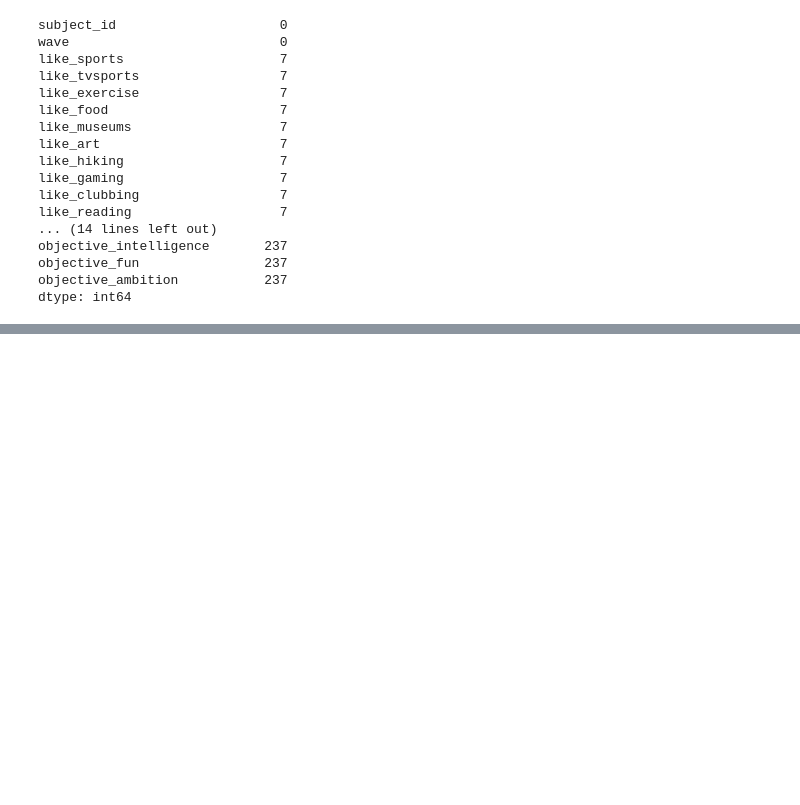
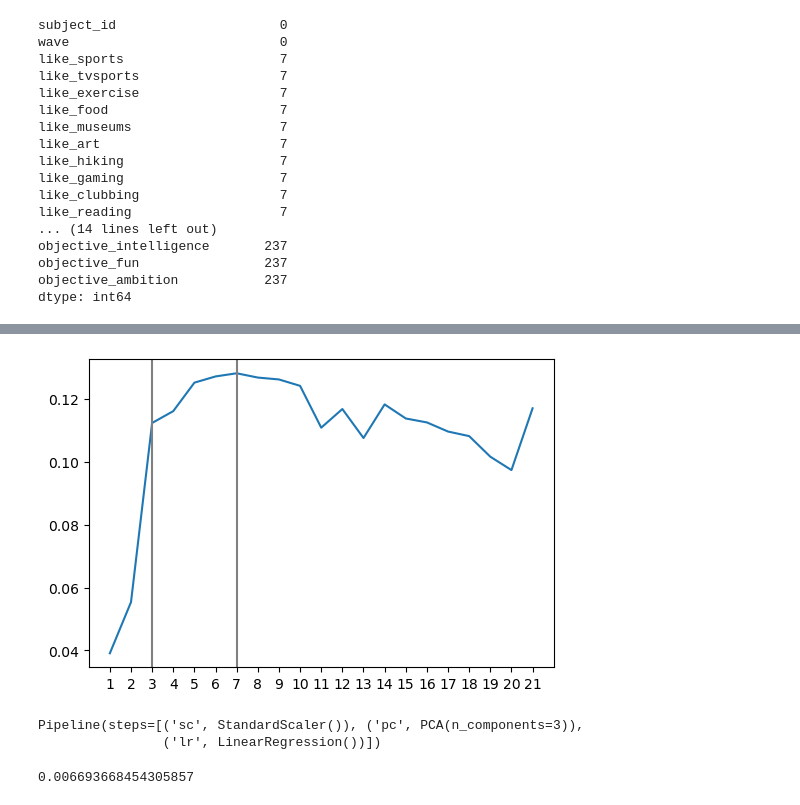
Before and after one commit to ga-curriculum/lab-principal-component-analysis, a Jupyter notebook: solution-code/pca-intro-lab-solutions.ipynb, the cells around one changed output, grey strips where cells are left out. Saved outputs shown, nothing was run; the diff lists cells and outputs as text; code cells hidden in the pictures; blank space fills up the shorter version.

```diff
--- a/solution-code/pca-intro-lab-solutions.ipynb
+++ b/solution-code/pca-intro-lab-solutions.ipynb
@@ -571,0 +306,49 @@ print(np.mean(pca_scores))
+# %%
+X = sd.drop(columns=['subject_id', 'wave', 'like_reading'])
+y = sd['like_reading']
+
+X_train, X_test, y_train, y_test = train_test_split(X, y, random_state=2023)
+# %%
+pipe = Pipeline([
+    ('sc', StandardScaler()),
+    ('pc', PCA()),
+    ('lr', LinearRegression())
+])
+
+pgrid = {'pc__n_components': np.arange(1, 22)}
+
+gs = GridSearchCV(pipe, pgrid)
+# %%
+gs.fit(X_train, y_train);
+# %%
+df_gs = pd.DataFrame(gs.cv_results_)
+# %%
+# Student answers here are actually pretty sensitive to the random seed during
+# train-test splitting (ie, this model is bad and unstable). When considering their answers,
+# however, notice in my solution that k = 3 and k = 7 yield basically the same score. It's
+# totally feasible to just use 3 here. But the student can use either 3 or 7 reasonably.
+plt.figure(figsize=(6, 4))
+plt.plot(df_gs.param_pc__n_components, df_gs.mean_test_score)
+plt.xticks(pgrid['pc__n_components'])
+plt.axvline(3, c='grey');
+plt.axvline(7, c='grey');
+# %% [output]
+[figure, added]
+# %%
+pipe.set_params(pc__n_components=3)
+
+# pipe = Pipeline([
+#     ('sc', StandardScaler()),
+#     ('pc', PCA()),
+#     ('lr', LinearRegression())
+# ])
+
+pipe.fit(X_train, y_train)
+# %% [output]
+Pipeline(steps=[('sc', StandardScaler()), ('pc', PCA(n_components=3)),
+                ('lr', LinearRegression())])
+# %%
+# Not great!
+pipe.score(X_test, y_test)
+# %% [output]
+0.006693668454305857
```
Also changed, not shown: parts of 112 cells of this notebook, 1 other file.
